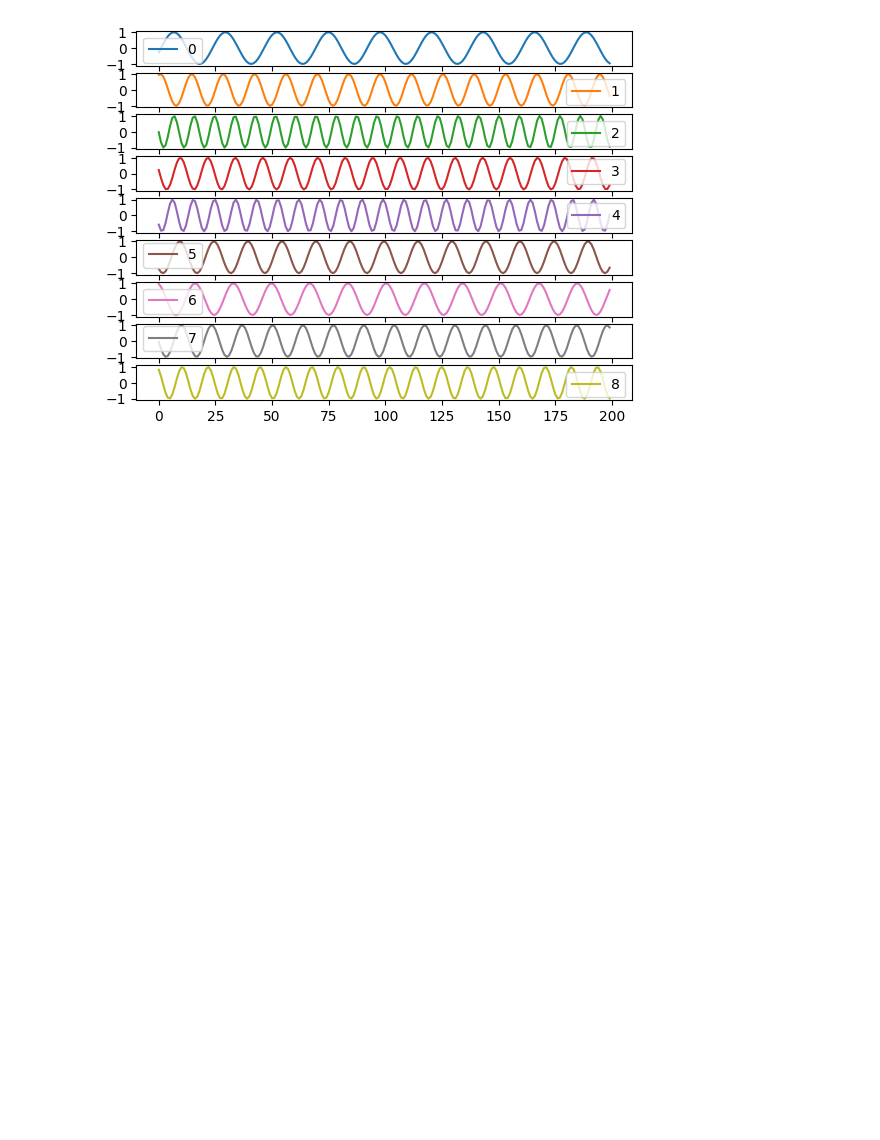
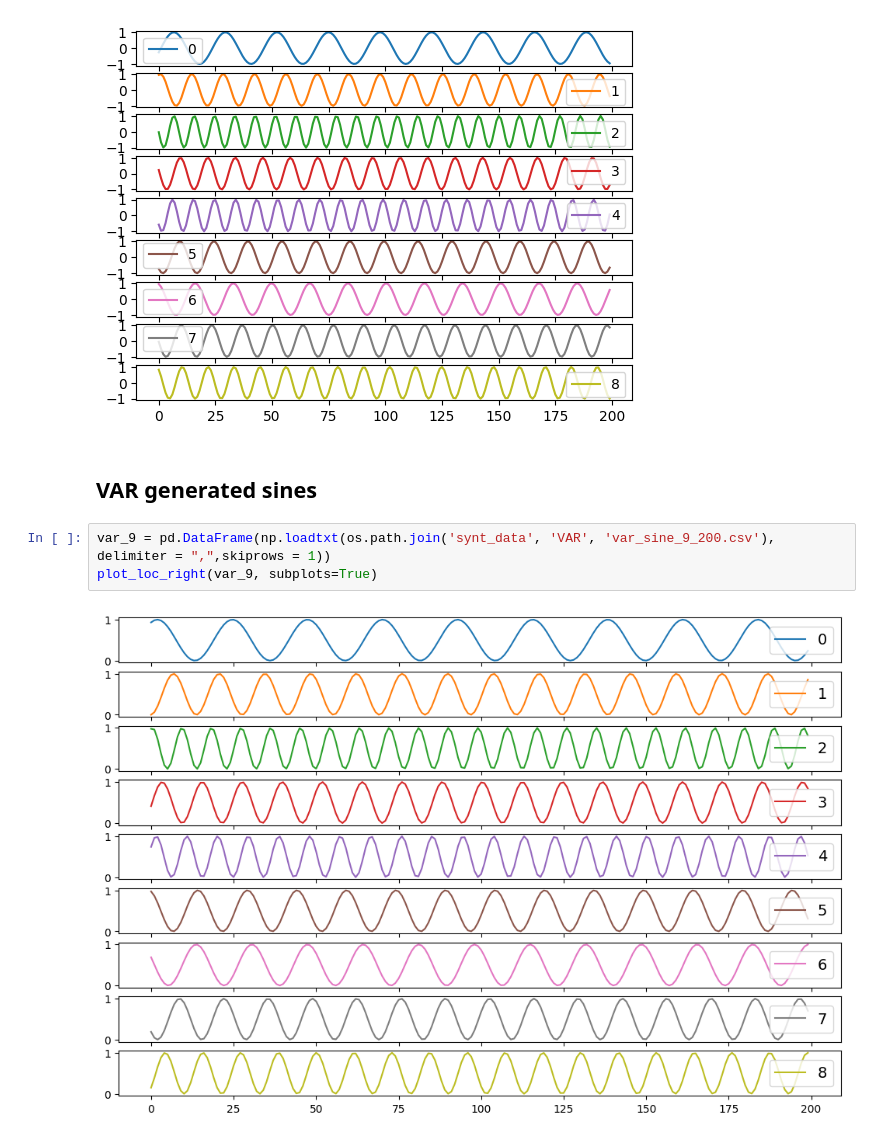
Before and after one commit to fredrikSveen/MSc_time_series_GAN, a Jupyter notebook: generated_AR_sines.ipynb, the cells around one changed output. Cells and saved outputs as stored; diff of their text form; blank space fills up the shorter version.

```diff
--- a/generated_AR_sines.ipynb
+++ b/generated_AR_sines.ipynb
@@ -56,3 +64,10 @@ df9.plot(subplots=True)
 array([<Axes: >, <Axes: >, <Axes: >, <Axes: >, <Axes: >, <Axes: >,
        <Axes: >, <Axes: >, <Axes: >], dtype=object)
 [figure]
+# %% [markdown]
+## VAR generated sines
+# %%
+var_9 = pd.DataFrame(np.loadtxt(os.path.join('synt_data', 'VAR', 'var_sine_9_200.csv'), delimiter = ",",skiprows = 1))
+plot_loc_right(var_9, subplots=True)
+# %% [output]
+[figure, added]
```
Also changed, not shown: parts of 1 cell of this notebook, 6 other files.
